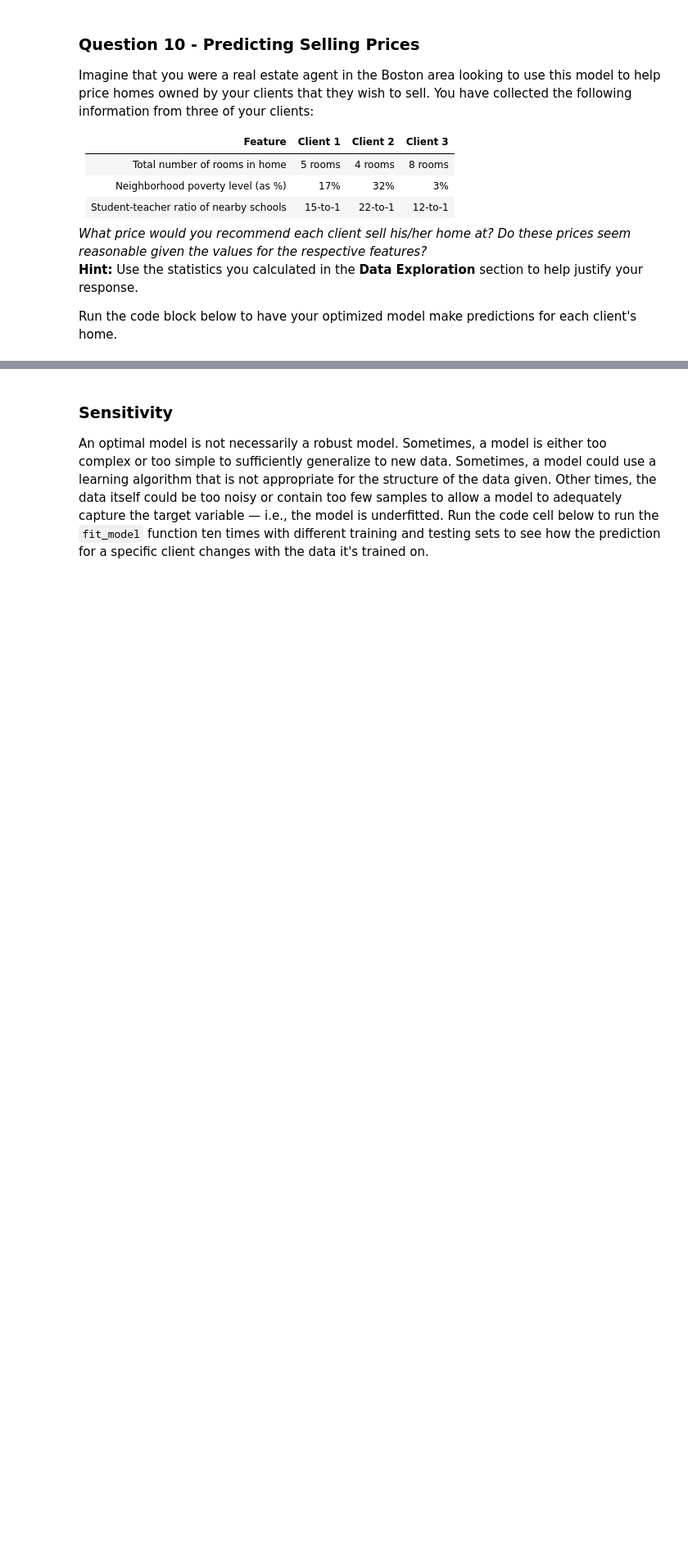
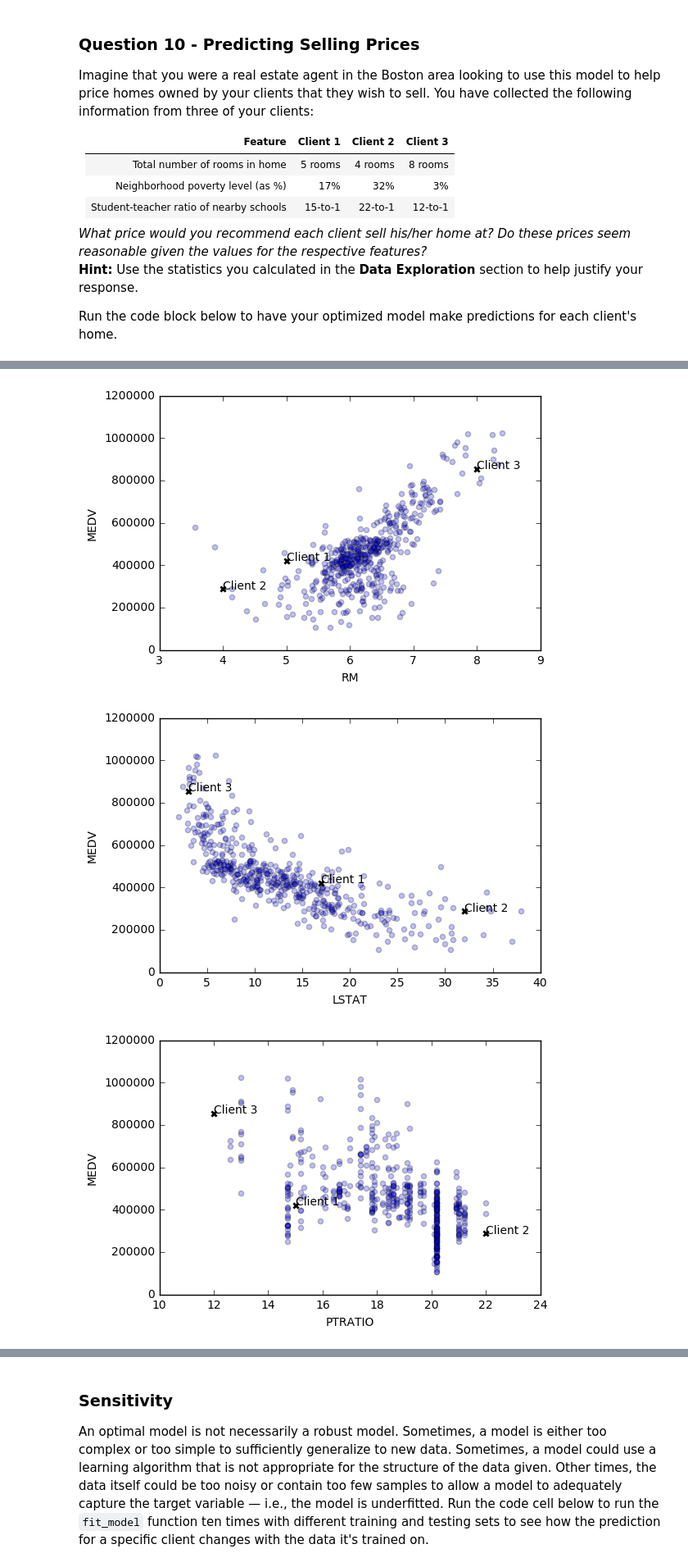
Before and after one commit to llahti/machine-learning, a Jupyter notebook: projects/boston_housing/boston_housing.ipynb, the cells around one changed output, grey strips where cells are left out. Shown: that part at 82% size. Drawn from its saved outputs; the diff is of its cells as text; code cells hidden in the pictures; blank space fills up the shorter version.

```diff
--- a/projects/boston_housing/boston_housing.ipynb
+++ b/projects/boston_housing/boston_housing.ipynb
@@ -300,7 +287,9 @@ For the `fit_model` function in the code cell below, you will need to implement
   - Pass the variables `'regressor'`, `'params'`, `'scoring_fnc'`, and `'cv_sets'` as parameters to the object.
   - Assign the `GridSearchCV` object to the `'grid'` variable.
 # %%
-# TODO: Import 'make_scorer', 'DecisionTreeRegressor', and 'GridSearchCV'
+# Change history of this cell
+# 2017.01.23
+#   - Fix range function number range
 
 from sklearn.tree import DecisionTreeRegressor
 from sklearn.metrics import make_scorer
@@ -319,7 +308,7 @@ def fit_model(X, y):
     regressor = DecisionTreeRegressor()
 
     # TODO: Create a dictionary for the parameter 'max_depth' with a range from 1 to 10
-    params = {'max_depth': list(range(1, 10))}
+    params = {'max_depth': range(1, 11)}
 
     # TODO: Transform 'performance_metric' into a scoring function using 'make_scorer'
     #scoring_fnc = make_scorer(regressor.score)
@@ -380,3 +369,26 @@ Predicted selling price for Client 3's home: $927,500.00
+# %%
+# This way of analysing features and predictions I learned from previous interview
+# I think it is really good way of analyzing results so i include it here.
+# In addition I added annotations for client's data points for easier reading
+
+from matplotlib import pyplot as plt
+clients = np.transpose(client_data)
+pred = reg.predict(client_data)
+for i , feat in enumerate(['RM', 'LSTAT', 'PTRATIO']):
+    plt.scatter(features[feat], prices, alpha=0.25)
+    plt.scatter(clients[i], pred, color='black', marker='x', linewidths=2)
+    #plt.annotate("Client {}".format(i), xy=clients[i])
+    plt.xlabel(feat)
+    plt.ylabel('MEDV')
+    # Add annotations
+    for j in range(0,3):
+        xy = clients[i][j], pred[j]
+        plt.annotate("Client {}".format(j+1), xy=xy)
+    plt.show()
+# %% [output]
+[figure, added]
+[figure, added]
+[figure, added]
 # %% [markdown]
 **Answer: **
 
```
Also changed, not shown: parts of 11 cells of this notebook, 1 other file.
